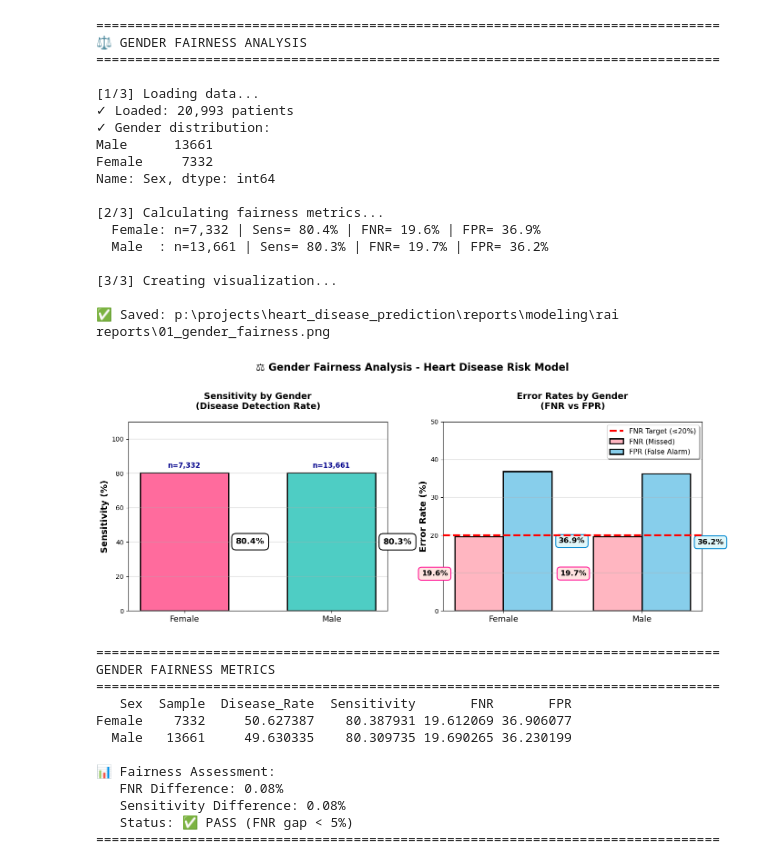
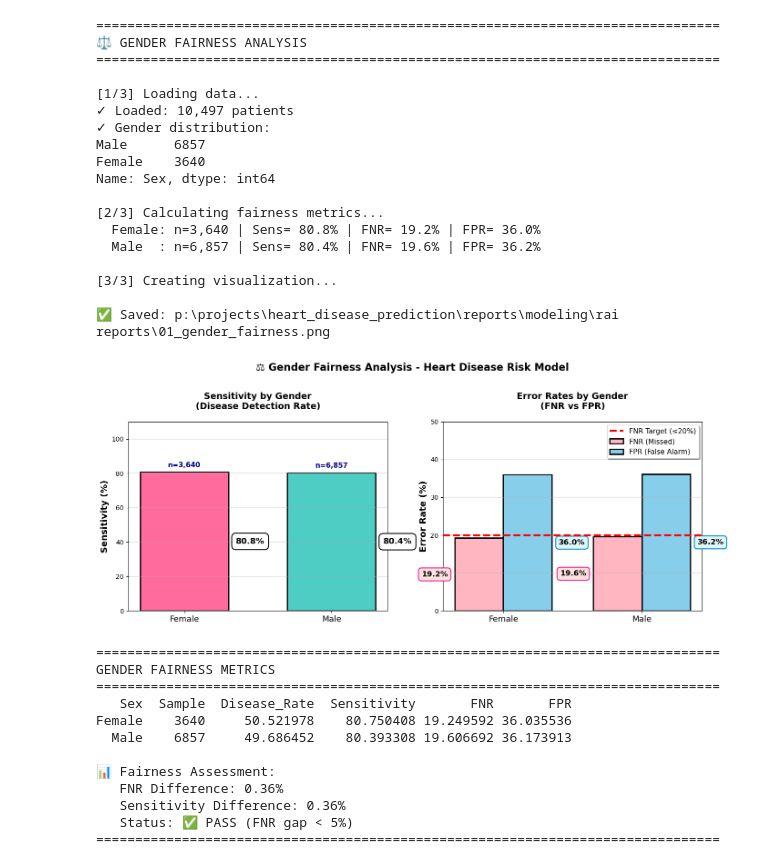
Before and after one commit to Ychandrasekharrao/heart-disease, a Jupyter notebook: src/notebooks/rai_dashboard.ipynb, the cells around one changed output. Saved outputs shown, nothing was run; the diff lists cells and outputs as text; code cells hidden in the pictures.

```diff
--- a/src/notebooks/rai_dashboard.ipynb
+++ b/src/notebooks/rai_dashboard.ipynb
@@ -24,8 +149,6 @@ METRICS_DIR = REPORTS_DIR / 'metrics'
 FIGURES_DIR = REPORTS_DIR / 'rai reports'
 FIGURES_DIR.mkdir(parents=True, exist_ok=True)
 
-RANDOM_STATE = 42
-
 print("\n" + "="*80)
 print("⚖️ GENDER FAIRNESS ANALYSIS")
 print("="*80)
@@ -35,21 +158,12 @@ print("="*80)
 # ============================================================================
 print("\n[1/3] Loading data...")
 
-# Load risk profiles
-df_risk_profiles = pd.read_parquet(METRICS_DIR / 'df_risk_profiles.parquet')
+# Load updated risk profiles (includes all features: Sex, BP, Age, etc.)
+df_test = pd.read_csv(METRICS_DIR / 'df_risk_profiles_updated.csv')
 
-# Load test data to get Sex
-X_test_full = pd.read_parquet(DATA_DIR / 'X_test.parquet')
-
-# Merge demographics
-X_test_indexed = X_test_full.reset_index(drop=True)
-X_test_indexed['Patient_Index'] = X_test_indexed.index
-df_demographics = X_test_indexed[['Patient_Index', 'Sex']].copy()
-
-df_test = df_risk_profiles.merge(df_demographics, on='Patient_Index', how='left')
-
-# ✅ Correct Sex encoding (0=Female, 1=Male)
-df_test['Sex'] = df_test['Sex'].map({0: 'Female', 1: 'Male'})
+# Map Sex encoding (0=Female, 1=Male) if numeric
+if df_test['Sex'].dtype in ['int8', 'int64', 'int32']:
+    df_test['Sex'] = df_test['Sex'].map({0: 'Female', 1: 'Male'})
 
 print(f"✓ Loaded: {len(df_test):,} patients")
 print(f"✓ Gender distribution:")
@@ -132,17 +246,15 @@ ax1.set_xticklabels(df_metrics['Sex'].values, fontsize=13)
 ax1.set_ylim([0, 110])
 ax1.grid(alpha=0.3, axis='y', linewidth=1.5)
 
-# Add labels to the right side of bars
+# Add labels
 for i, bar in enumerate(bars):
     height = bar.get_height()
-    # Main value label
     ax1.text(bar.get_x() + bar.get_width() + 0.05, height/2,
             f'{height:.1f}%',
             ha='left', va='center', fontweight='bold', fontsize=13,
             bbox=dict(boxstyle='round,pad=0.5', facecolor='white',
                      edgecolor='black', linewidth=1.5))
 
-    # Sample size label above
     ax1.text(bar.get_x() + bar.get_width()/2., height + 2,
             f'n={df_metrics.iloc[i]["Sample"]:,}',
             ha='center', va='bottom', fontweight='bold', fontsize=11,
@@ -174,11 +286,10 @@ ax2.set_ylim([0, 50])
 ax2.legend(fontsize=11, frameon=True, shadow=True, loc='upper right')
 ax2.grid(alpha=0.3, axis='y', linewidth=1.5)
 
-# Add labels to sides
+# Add labels
 for i, bar in enumerate(bars1):
     height = bar.get_height()
     if height > 0:
-        # FNR label to LEFT
         ax2.text(bar.get_x() - 0.05, height/2,
                 f'{height:.1f}%',
                 ha='right', va='center', fontweight='bold', fontsize=12,
@@ -188,7 +299,6 @@ for i, bar in enumerate(bars1):
 for i, bar in enumerate(bars2):
     height = bar.get_height()
     if height > 0:
-        # FPR label to RIGHT
         ax2.text(bar.get_x() + bar.get_width() + 0.05, height/2,
                 f'{height:.1f}%',
                 ha='left', va='center', fontweight='bold', fontsize=12,
@@ -217,48 +327,48 @@ print(df_metrics[['Sex', 'Sample', 'Disease_Rate', 'Sensitivity', 'FNR', 'FPR']]
 if len(df_metrics) == 2:
     fnr_diff = abs(df_metrics['FNR'].iloc[0] - df_metrics['FNR'].iloc[1])
     sens_diff = abs(df_metrics['Sensitivity'].iloc[0] - df_metrics['Sensitivity'].iloc[1])
 
     print(f"\n📊 Fairness Assessment:")
     print(f"   FNR Difference: {fnr_diff:.2f}%")
     print(f"   Sensitivity Difference: {sens_diff:.2f}%")
 
     if fnr_diff < 5:
         print(f"   Status: ✅ PASS (FNR gap < 5%)")
     else:
         print(f"   Status: ⚠️ NEEDS REVIEW (FNR gap ≥ 5%)")
 else:
     print("\n⚠️  Insufficient gender groups for comparison")
 
 print("="*80 + "\n")
 # %% [output]
 ================================================================================
 ⚖️ GENDER FAIRNESS ANALYSIS
 ================================================================================
 
 [1/3] Loading data...
-✓ Loaded: 20,993 patients
+✓ Loaded: 10,497 patients
 ✓ Gender distribution:
-Male      13661
-Female     7332
+Male      6857
+Female    3640
 Name: Sex, dtype: int64
 
 [2/3] Calculating fairness metrics...
-  Female: n=7,332 | Sens= 80.4% | FNR= 19.6% | FPR= 36.9%
-  Male  : n=13,661 | Sens= 80.3% | FNR= 19.7% | FPR= 36.2%
+  Female: n=3,640 | Sens= 80.8% | FNR= 19.2% | FPR= 36.0%
+  Male  : n=6,857 | Sens= 80.4% | FNR= 19.6% | FPR= 36.2%
 
 [3/3] Creating visualization...
 
 ✅ Saved: p:\projects\heart_disease_prediction\reports\modeling\rai reports\01_gender_fairness.png
-[figure, old version]
+[figure, new version]
 ================================================================================
 GENDER FAIRNESS METRICS
 ================================================================================
    Sex  Sample  Disease_Rate  Sensitivity       FNR       FPR
-Female    7332     50.627387    80.387931 19.612069 36.906077
-  Male   13661     49.630335    80.309735 19.690265 36.230199
+Female    3640     50.521978    80.750408 19.249592 36.035536
+  Male    6857     49.686452    80.393308 19.606692 36.173913
 
 📊 Fairness Assessment:
-   FNR Difference: 0.08%
-   Sensitivity Difference: 0.08%
+   FNR Difference: 0.36%
+   Sensitivity Difference: 0.36%
    Status: ✅ PASS (FNR gap < 5%)
 ================================================================================
```
Also changed, not shown: parts of 13 cells of this notebook, 58 other files.
